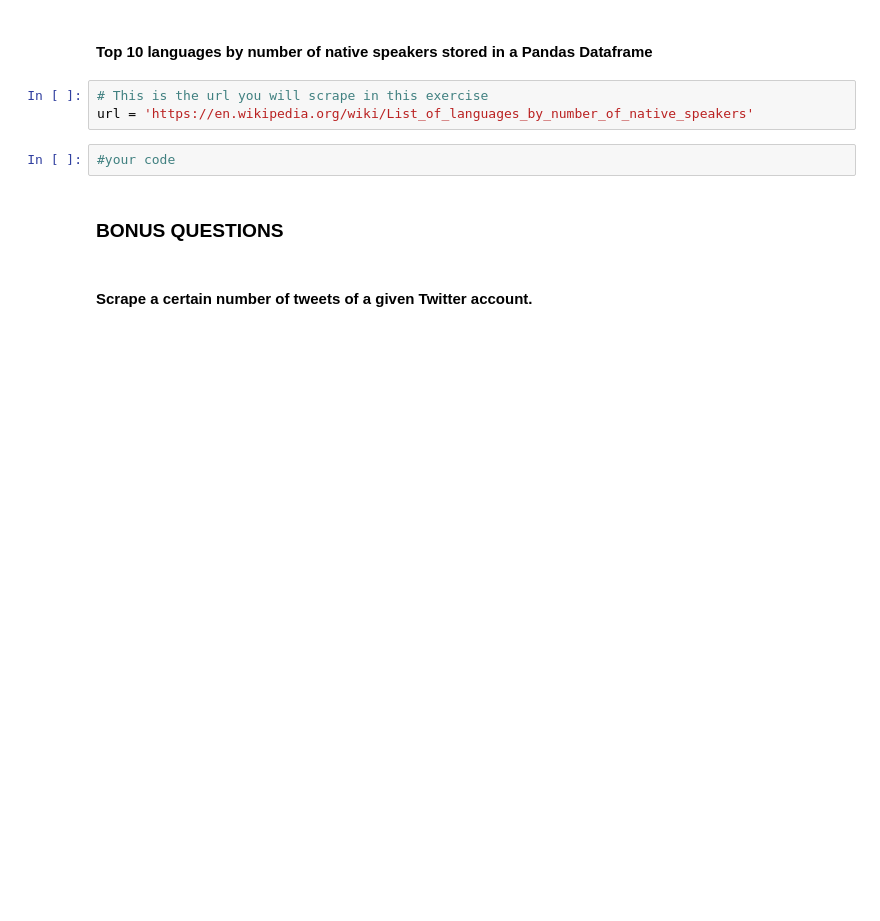
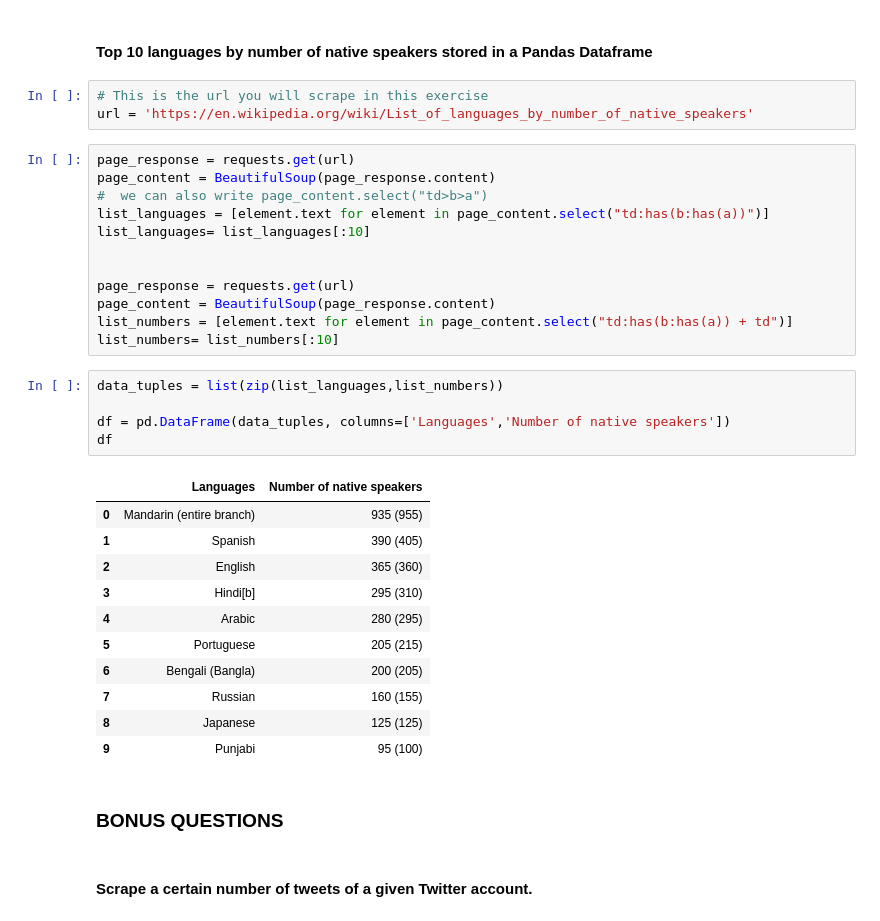
Before and after one commit to MeriemMar/data-labs, a Jupyter notebook: module-1/lab-web-scraping/your-code/main.ipynb, the cells around one changed output. Saved outputs shown, nothing was run; the diff lists cells and outputs as text; blank space fills up the shorter version.

```diff
--- a/module-1/lab-web-scraping/your-code/main.ipynb
+++ b/module-1/lab-web-scraping/your-code/main.ipynb
@@ -353,8 +412,35 @@ url = 'https://data.gov.uk/'
 # %%
 # This is the url you will scrape in this exercise
 url = 'https://en.wikipedia.org/wiki/List_of_languages_by_number_of_native_speakers'
-# %%
-#your code
+# %%
+page_response = requests.get(url)
+page_content = BeautifulSoup(page_response.content)
+#  we can also write page_content.select("td>b>a")
+list_languages = [element.text for element in page_content.select("td:has(b:has(a))")]
+list_languages= list_languages[:10]
+
+
+page_response = requests.get(url)
+page_content = BeautifulSoup(page_response.content)
+list_numbers = [element.text for element in page_content.select("td:has(b:has(a)) + td")]
+list_numbers= list_numbers[:10]
+# %%
+data_tuples = list(zip(list_languages,list_numbers))
+
+df = pd.DataFrame(data_tuples, columns=['Languages','Number of native speakers'])
+df
+# %% [output]
+|  | Languages | Number of native speakers |
+| 0 | Mandarin (entire branch) | 935 (955) |
+| 1 | Spanish | 390 (405) |
+| 2 | English | 365 (360) |
+| 3 | Hindi[b] | 295 (310) |
+| 4 | Arabic | 280 (295) |
+| 5 | Portuguese | 205 (215) |
+| 6 | Bengali (Bangla) | 200 (205) |
+| 7 | Russian | 160 (155) |
+| 8 | Japanese | 125 (125) |
+| 9 | Punjabi | 95 (100) |
 # %% [markdown]
 ### BONUS QUESTIONS
 # %% [markdown]
```
Also changed, not shown: parts of 13 cells of this notebook.
